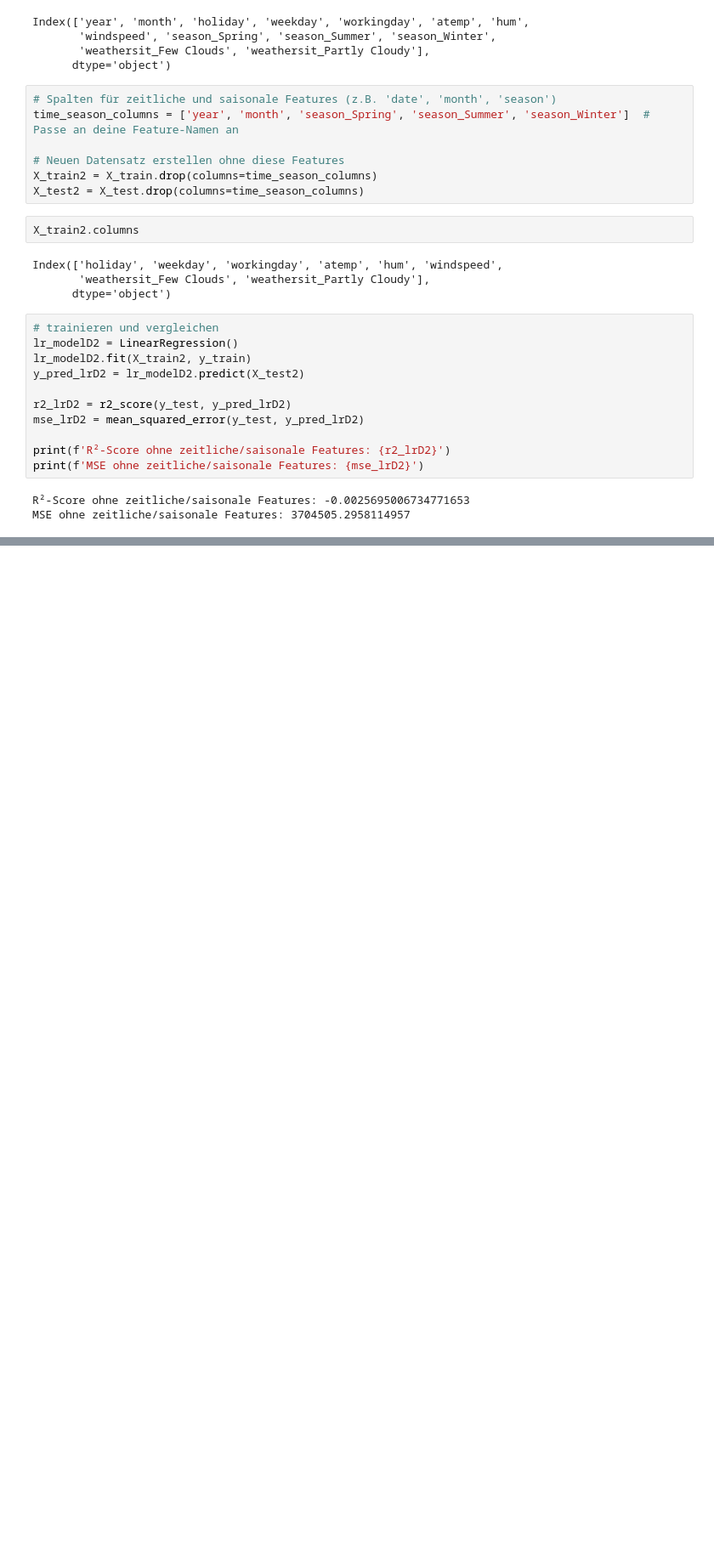
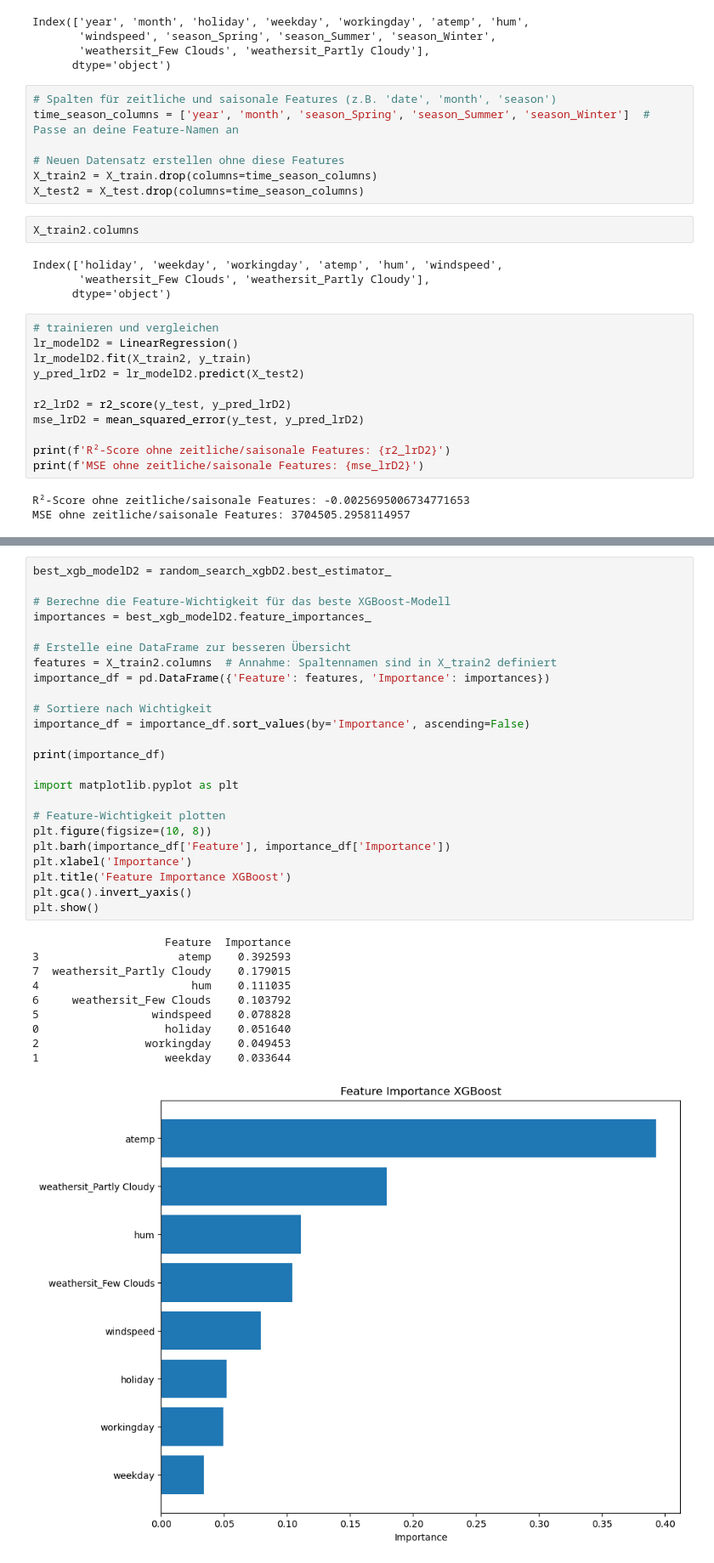
Before and after one commit to philhap/DS-Projektarbeit-Philipp-Heppler-Bike-Sharing, a Jupyter notebook: Digethic_Projektarbeit24_DS.ipynb, the cells around one changed output, grey strips where cells are left out. Shown at 85% size. Drawn from its saved outputs; the diff is of its cells as text; blank space fills up the shorter version.

```diff
--- a/Digethic_Projektarbeit24_DS.ipynb
+++ b/Digethic_Projektarbeit24_DS.ipynb
@@ -866,0 +987,35 @@ MSE ohne zeitliche/saisonale Features: 3704505.2958114957
+# %%
+best_xgb_modelD2 = random_search_xgbD2.best_estimator_
+
+# Berechne die Feature-Wichtigkeit für das beste XGBoost-Modell
+importances = best_xgb_modelD2.feature_importances_
+
+# Erstelle eine DataFrame zur besseren Übersicht
+features = X_train2.columns  # Annahme: Spaltennamen sind in X_train2 definiert
+importance_df = pd.DataFrame({'Feature': features, 'Importance': importances})
+
+# Sortiere nach Wichtigkeit
+importance_df = importance_df.sort_values(by='Importance', ascending=False)
+
+print(importance_df)
+
+import matplotlib.pyplot as plt
+
+# Feature-Wichtigkeit plotten
+plt.figure(figsize=(10, 8))
+plt.barh(importance_df['Feature'], importance_df['Importance'])
+plt.xlabel('Importance')
+plt.title('Feature Importance XGBoost')
+plt.gca().invert_yaxis()
+plt.show()
+# %% [output]
+                    Feature  Importance
+3                     atemp    0.392593
+7  weathersit_Partly Cloudy    0.179015
+4                       hum    0.111035
+6     weathersit_Few Clouds    0.103792
+5                 windspeed    0.078828
+0                   holiday    0.051640
+2                workingday    0.049453
+1                   weekday    0.033644
+[figure, added]
```
Also changed, not shown: parts of 6 cells of this notebook.
